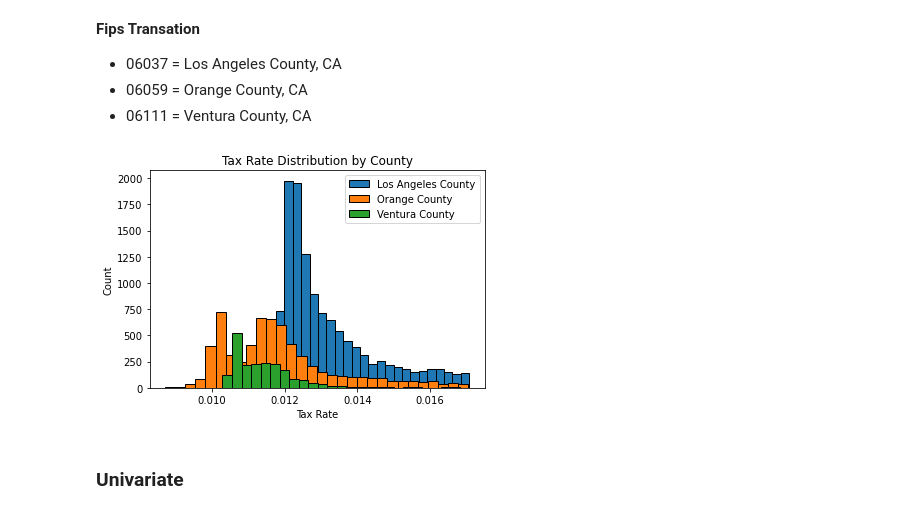
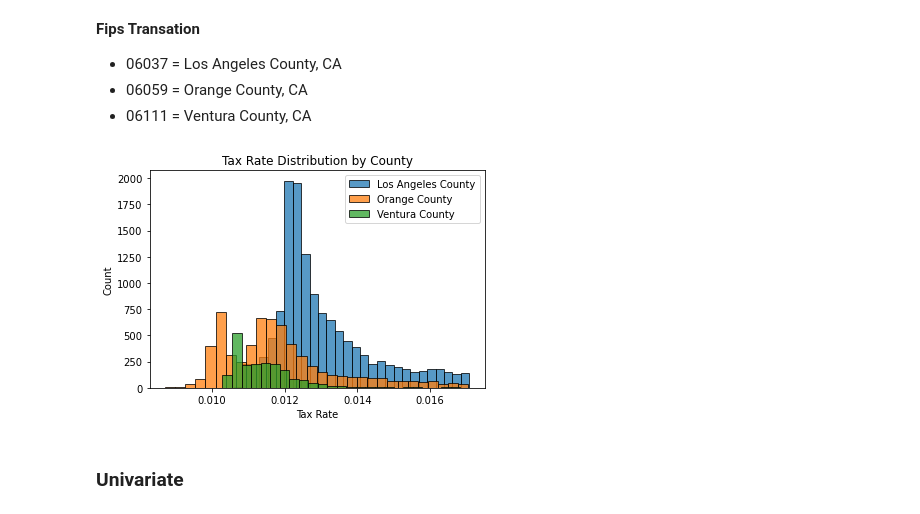
Before and after one commit to adam-talbot/regression-project, a Jupyter notebook: final_notebook.ipynb, the cells around one changed output. Saved outputs shown, nothing was run; the diff lists cells and outputs as text; code cells hidden in the pictures.

```diff
--- a/final_notebook.ipynb
+++ b/final_notebook.ipynb
@@ -221,16 +221,17 @@ Name: fips, dtype: Int64
 - 06059 = Orange County, CA
 - 06111 = Ventura County, CA
 # %%
+#plt.figure(figsize=(10,8))
 plt.title('Tax Rate Distribution by County')
-df.tax_rate[df.fips == '06037'].hist(edgecolor='black', bins=30, label = 'Los Angeles County')
-df.tax_rate[df.fips == '06059'].hist(edgecolor='black', bins=30, label = 'Orange County')
-df.tax_rate[df.fips == '06111'].hist(edgecolor='black', bins=30, label = 'Ventura County')
+df.tax_rate[df.fips == '06037'].hist(edgecolor='black', bins=30, label = 'Los Angeles County', alpha=.75)
+df.tax_rate[df.fips == '06059'].hist(edgecolor='black', bins=30, label = 'Orange County', alpha=.75)
+df.tax_rate[df.fips == '06111'].hist(edgecolor='black', bins=30, label = 'Ventura County', alpha=.75)
 plt.grid(False)
 plt.xlabel('Tax Rate')
 plt.ylabel('Count')
 plt.legend();
 # %% [output]
-[figure, old version]
+[figure, new version]
 # %% [markdown]
 ### Univariate
 # %%
```
Also changed, not shown: parts of 2 cells of this notebook.
